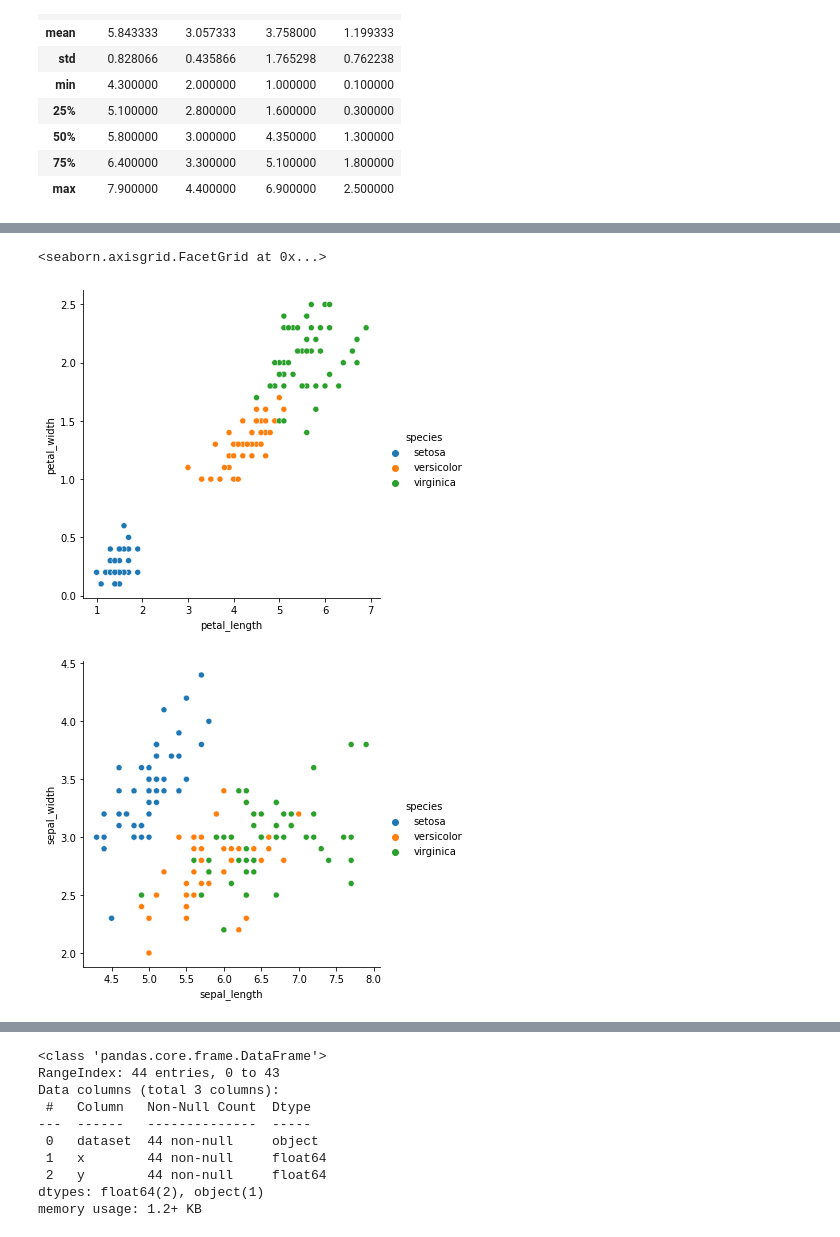
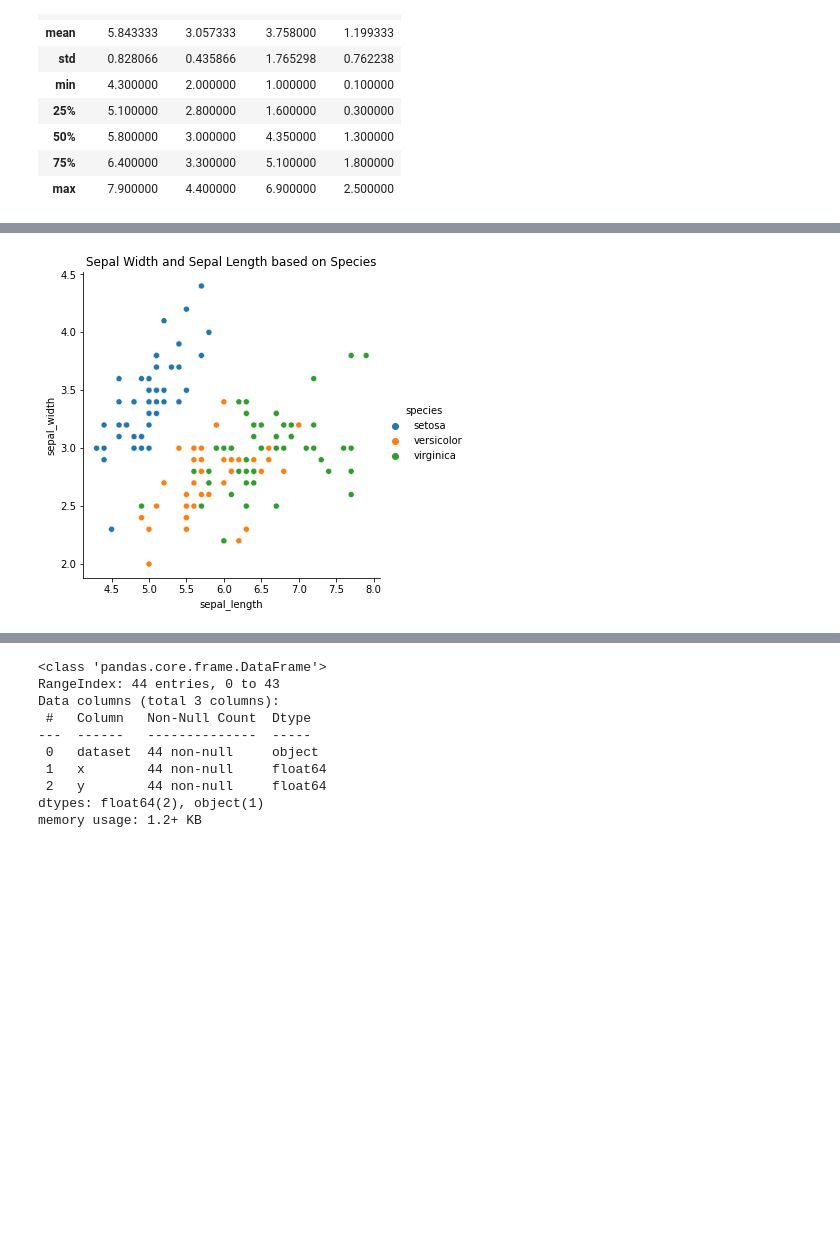
Before and after one commit to dashbringhurst/numpy-pandas-visualization-exercises, a Jupyter notebook: seaborn_exercises.ipynb, the cells around one changed output, grey strips where cells are left out. Saved outputs shown, nothing was run; the diff lists cells and outputs as text; code cells hidden in the pictures; blank space fills up the shorter version.

```diff
--- a/seaborn_exercises.ipynb
+++ b/seaborn_exercises.ipynb
@@ -63,12 +65,12 @@ sns.relplot(data=iris, x='petal_length', y='petal_width')
 # %%
 # Would it be reasonable to predict species based on sepal width and sepal length?
 # For this, you'll visualize two numeric columns through the lense of a categorical column.
 
 sns.relplot(data=iris, x='sepal_length', y='sepal_width', hue='species')
+plt.title('Sepal Width and Sepal Length based on Species')
+plt.show()
 # %% [output]
-<seaborn.axisgrid.FacetGrid at 0x...>
-[figure, old version]
+[figure, new version]
-[figure, removed]
 # %%
 # Which features would be best used to predict species?
 
```
Also changed, not shown: parts of 11 cells of this notebook.
